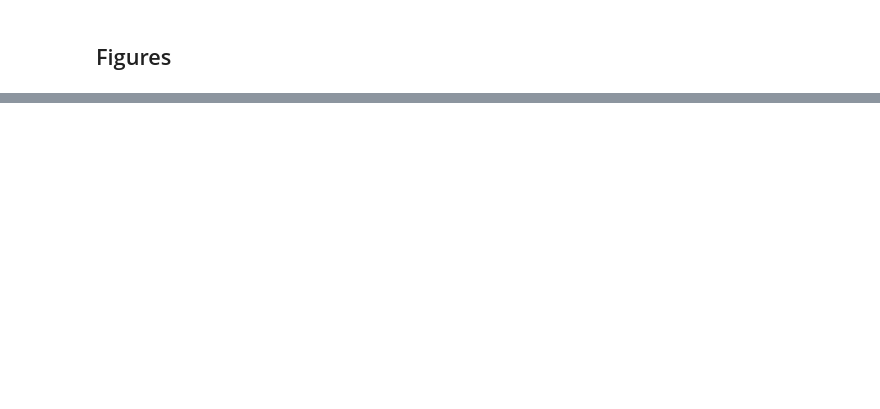
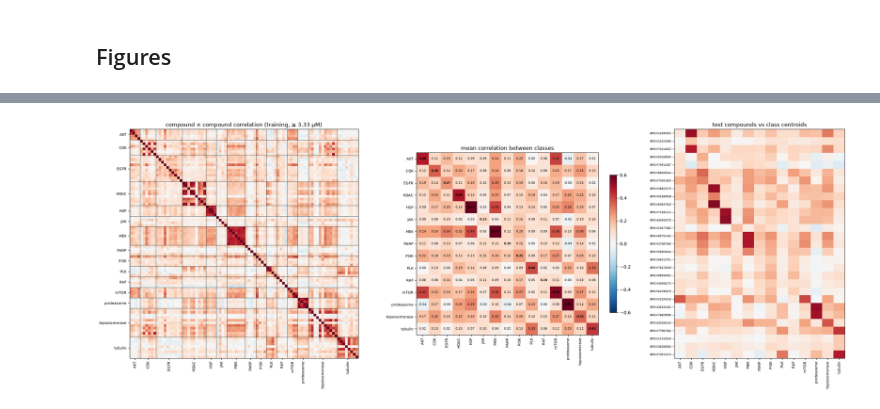
Before and after one commit to Amirreza-0/BioHackathon2026-Omics, a Jupyter notebook: src/model_benchmark.ipynb, the cells around one changed output, grey strips where cells are left out. Cells and saved outputs as stored; diff of their text form; code cells hidden in the pictures; blank space fills up the shorter version.

```diff
--- a/src/model_benchmark.ipynb
+++ b/src/model_benchmark.ipynb
@@ -113,7 +228,7 @@ cv.pivot_table(index=["model", "mode"], columns="k", values="macro_f1").round(2)
 ## Validation: bootstrap + pathway check
 # %%
 rng = np.random.default_rng(SEED); rows, vp, pc = [], [], []
-for r, n, m, S in [v for t, v in out if t == "val"]:
+for r, n, m, S in [v for t, v in out if t == "val"] + ens_val:
     t, p = cpd.loc[S.index], S.idxmax(1); sup = support(S.index, p); ok, s = t == p, sup >= 1
     f1 = lambda i: f1_score(t.values[i], p.values[i], average="macro", labels=np.unique(t.values[i]), zero_division=0)
     b = [f1(i) for i in rng.integers(0, len(t), (N_BOOT, len(t)))]
@@ -128,0 +259,6 @@ val.sort_values("macro_f1", ascending=False).head(10)
+# %%
+cmp = (val.groupby(["model", "mode"])[["macro_f1", "ci_lo", "ci_hi", "frac_supported"]].mean().add_prefix("val_")
+       .join(cv.groupby(["model", "mode"]).macro_f1.mean().rename("inner_cv_f1"))
+       .join(fullcv.set_index(["model", "mode"])[["macro_f1", "balanced_accuracy", "top3"]].add_prefix("official_cv_"))).round(3)
+cmp.to_csv(OUT / "model_comparison.csv")
+cmp.xs("per_class", level="mode").sort_values("val_macro_f1", ascending=False)
@@ -139,15 +299,15 @@ tsum.to_csv(OUT / "test_pathway_summary.csv"); tsum.sort_values("frac_supported"
 # %% [markdown]
 ## Figures
 # %%
-cols = dict(zip(MODELS, plt.cm.tab10.colors)); ls = {"multiclass": "-", "per_class": "--"}
+cols = dict(zip(ALL, plt.cm.tab10.colors)); ls = {"multiclass": "-", "per_class": "--"}
 fig, axs = plt.subplots(1, 3, figsize=(13, 3.6), sharey=True)
 for ax, r in zip(axs, map(lab, RATIOS)):
     for (n, m), g in cv[cv.ratio == r].groupby(["model", "mode"]): ax.plot(g.k, g.macro_f1, ls[m], color=cols[n], marker="o", ms=3, label=f"{n} ({m})")
     ax.set(title=f"inner CV, split {r}", xlabel="CV folds (k)")
 axs[0].set_ylabel("compound macro-F1"); axs[-1].legend(fontsize=7, frameon=False, bbox_to_anchor=(1, 1)); fig.tight_layout(); fig.savefig(OUT / "fig_inner_cv_vs_k.png", dpi=150)
 
-fig, axs = plt.subplots(1, 3, figsize=(13, 3.8), sharex=True, sharey=True)
-order = [(n, m) for n in MODELS for m in MODES]
+fig, axs = plt.subplots(1, 3, figsize=(13, 4.6), sharex=True, sharey=True)
+order = [(n, m) for n in MODELS for m in MODES] + [(e, "per_class") for e in ENS]
 for ax, r in zip(axs, map(lab, RATIOS)):
     v = val[val.ratio == r].set_index(["model", "mode"]).loc[order]
     for i, ((n, m), row) in enumerate(v.iterrows()):
@@ -155,8 +315,8 @@ for ax, r in zip(axs, map(lab, RATIOS)):
     ax.set(title=f"validation {r} (n={int(v.n_val.iloc[0])}), 95% bootstrap CI", xlabel="macro-F1", yticks=range(len(order)), yticklabels=[f"{n} | {m}" for n, m in order])
 fig.tight_layout(); fig.savefig(OUT / "fig_validation_bootstrap.png", dpi=150)
 
-g = val.groupby(["model", "mode"])[["acc_supported", "acc_unsupported", "frac_supported"]].mean().loc[order].join(tsum.set_axis(pd.MultiIndex.from_tuples([tuple(i.split("|")) for i in tsum.index])), rsuffix="_test")
-fig, axs = plt.subplots(1, 2, figsize=(11, 3.6), sharey=True); yy = np.arange(len(order))
+g = val.groupby(["model", "mode"])[["acc_supported", "acc_unsupported", "frac_supported"]].mean().loc[order].join(tsum.set_axis(pd.MultiIndex.from_tuples([tuple(i.split("|")) for i in tsum.index], names=["model", "mode"])), rsuffix="_test")
+fig, axs = plt.subplots(1, 2, figsize=(11, 4.4), sharey=True); yy = np.arange(len(order))
 axs[0].scatter(g.acc_supported, yy, color="#3b6ea8", label="pathway-supported calls"); axs[0].scatter(g.acc_unsupported, yy, color="#c9773a", label="unsupported calls")
 axs[0].set(xlabel="validation accuracy (mean over splits)", yticks=yy, yticklabels=[f"{n} | {m}" for n, m in order], title="Is a pathway-supported call more often right?"); axs[0].legend(fontsize=7, frameon=False)
 axs[1].barh(yy, g.frac_supported_test, color="#7a7a7a"); axs[1].set(xlabel="fraction of test calls pathway-supported", title="Test predictions: biological support", xlim=(0, 1))
@@ -163,0 +538,31 @@ fig.tight_layout(); fig.savefig(OUT / "fig_pathway_check.png", dpi=150)
+# %%
+prof = pd.concat([X, Xte])[allm.dose_um >= 3.33].groupby(allm.compound[allm.dose_um >= 3.33]).mean()
+Ctr = prof.loc[cpd.sort_values().index]; labc = cpd.loc[Ctr.index].to_numpy(object)
+R = pd.DataFrame(np.corrcoef(Ctr.values), index=Ctr.index, columns=Ctr.index); R.round(3).to_csv(OUT / "compound_similarity.csv")
+def block(a, b):
+    M = R.values[np.ix_(labc == a, labc == b)]
+    return M[~np.eye(len(M), dtype=bool)].mean() if a == b else M.mean()
+CC = pd.DataFrame([[block(a, b) for b in classes] for a in classes], index=classes, columns=classes); CC.round(3).to_csv(OUT / "class_similarity.csv")
+z = lambda M: (M - M.mean(1, keepdims=True)) / M.std(1, keepdims=True)
+cen = Ctr.groupby(labc).mean().loc[classes]; Cte = prof.loc[mte.compound.unique()]
+TC = pd.DataFrame(z(Cte.values) @ z(cen.values).T / Cte.shape[1], index=Cte.index, columns=classes)
+TC = TC.loc[TC.idxmax(1).map(classes.index).sort_values().index]; TC.round(3).to_csv(OUT / "test_vs_class_centroid_corr.csv")
+
+fig, axs = plt.subplots(1, 3, figsize=(24, 8.5), gridspec_kw=dict(width_ratios=[1.25, 1, .75]))
+axs[0].imshow(R.values, cmap="RdBu_r", vmin=-1, vmax=1)
+edges = np.flatnonzero(labc[1:] != labc[:-1]) + .5; mids = [np.flatnonzero(labc == c).mean() for c in classes]
+for e in edges: axs[0].axhline(e, color="k", lw=.5); axs[0].axvline(e, color="k", lw=.5)
+axs[0].set(xticks=mids, yticks=mids, title="compound × compound correlation (training, ≥ 3.33 µM)")
+axs[0].set_xticklabels(map(short, classes), rotation=90, fontsize=8); axs[0].set_yticklabels(map(short, classes), fontsize=8)
+im = axs[1].imshow(CC.values, cmap="RdBu_r", vmin=-.6, vmax=.6)
+for i in range(15):
+    for k in range(15): axs[1].text(k, i, f"{CC.iat[i, k]:.2f}", ha="center", va="center", fontsize=6.5, fontweight="bold" if i == k else None)
+axs[1].set(xticks=range(15), yticks=range(15), title="mean correlation between classes")
+axs[1].set_xticklabels(map(short, classes), rotation=90, fontsize=8); axs[1].set_yticklabels(map(short, classes), fontsize=8)
+fig.colorbar(im, ax=axs[1], shrink=.6)
+axs[2].imshow(TC.values, cmap="RdBu_r", vmin=-1, vmax=1, aspect="auto")
+axs[2].set(xticks=range(15), yticks=range(len(TC)), title="test compounds vs class centroids")
+axs[2].set_xticklabels(map(short, classes), rotation=90, fontsize=8); axs[2].set_yticklabels(TC.index, fontsize=6)
+fig.tight_layout(); fig.savefig(OUT / "fig_similarity.png", dpi=130)
+# %% [output]
+[figure, added]
```
Also changed, not shown: parts of 23 cells of this notebook.
